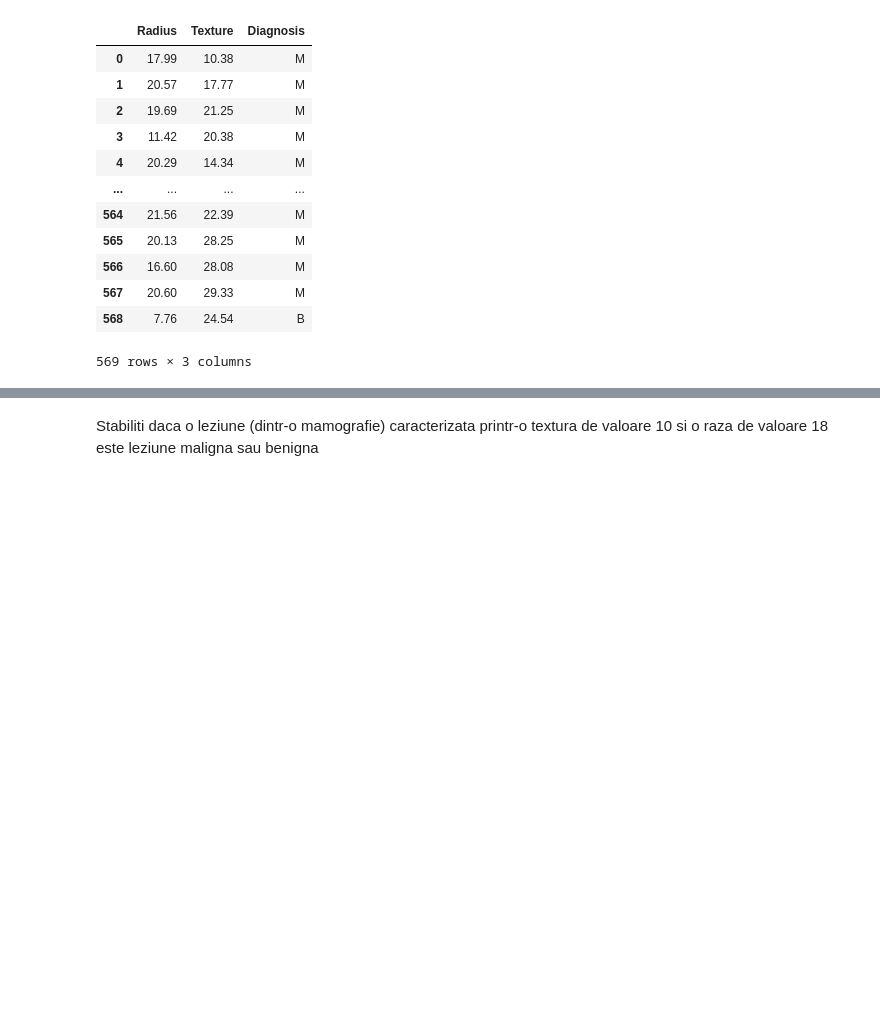
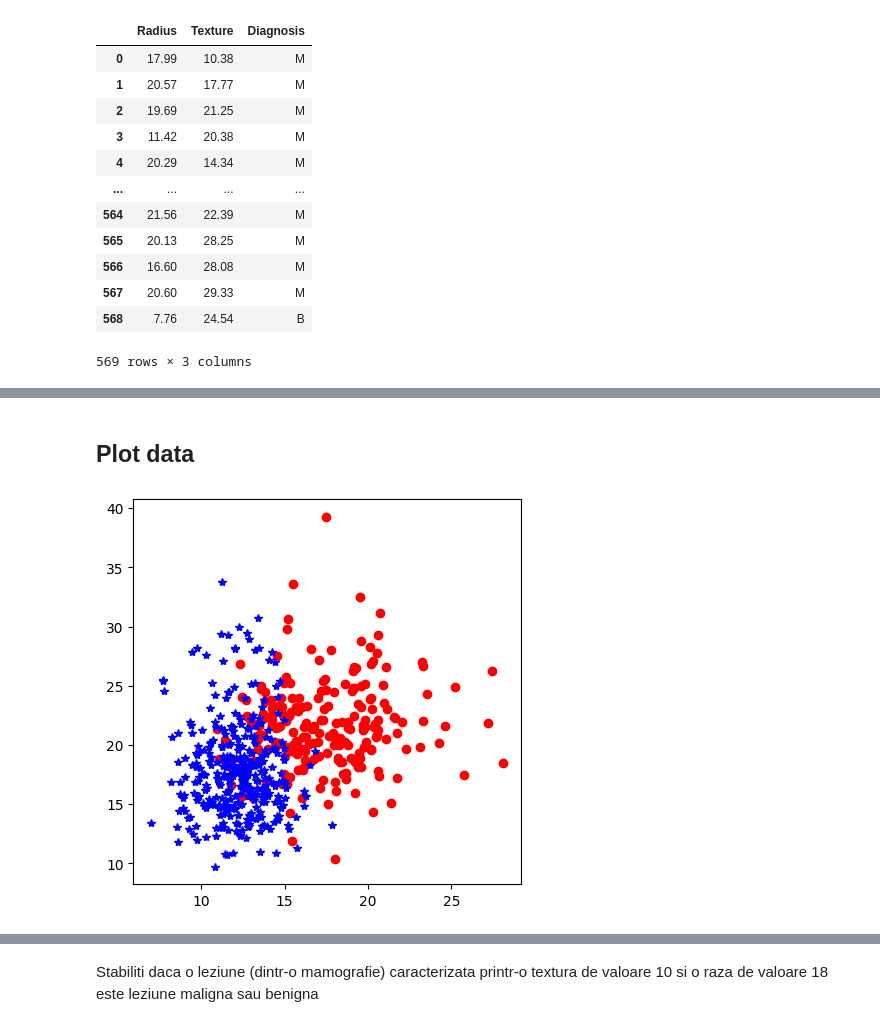
Before and after one commit to Vasile07/AI, a Jupyter notebook: Gradient Descrescator - Laborator 6/problema2.ipynb, the cells around one changed output, grey strips where cells are left out. Saved outputs shown, nothing was run; the diff lists cells and outputs as text; code cells hidden in the pictures; blank space fills up the shorter version.

```diff
--- a/Gradient Descrescator - Laborator 6/problema2.ipynb
+++ b/Gradient Descrescator - Laborator 6/problema2.ipynb
@@ -130,3 +170,9 @@ def getMyRegressor():
+# %% [markdown]
+## Plot data
+# %%
+plotData()
+# %% [output]
+[figure, added]
 # %%
 # consideram M - positive
 def get_TP_TN_FP_FN(computedValues,groundTruth):
```
Also changed, not shown: parts of 9 cells of this notebook, 1 other file.
